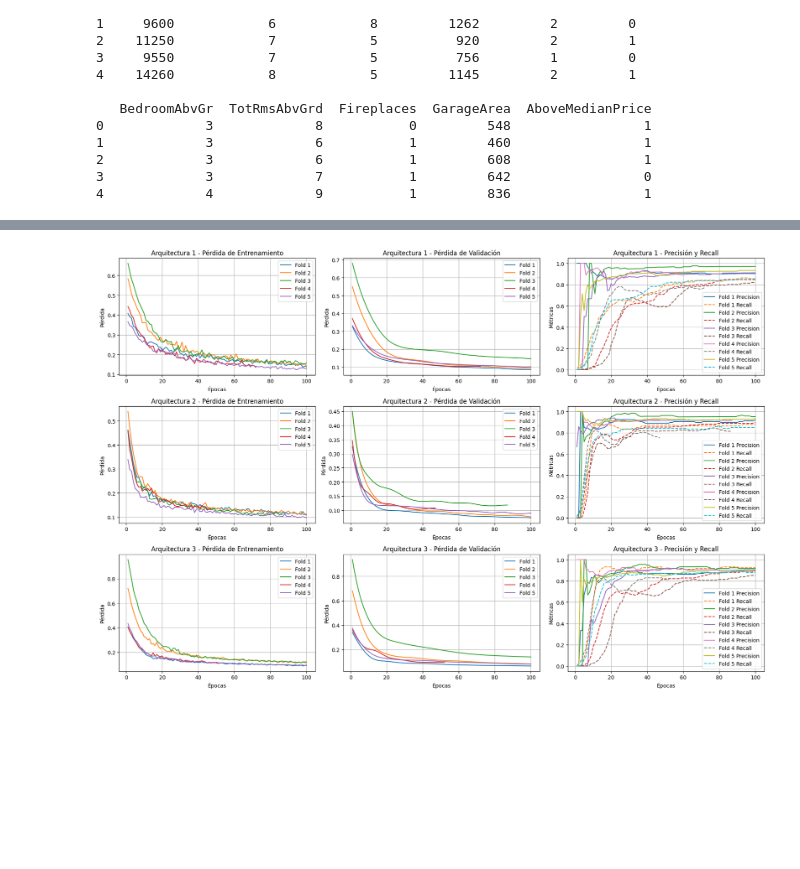
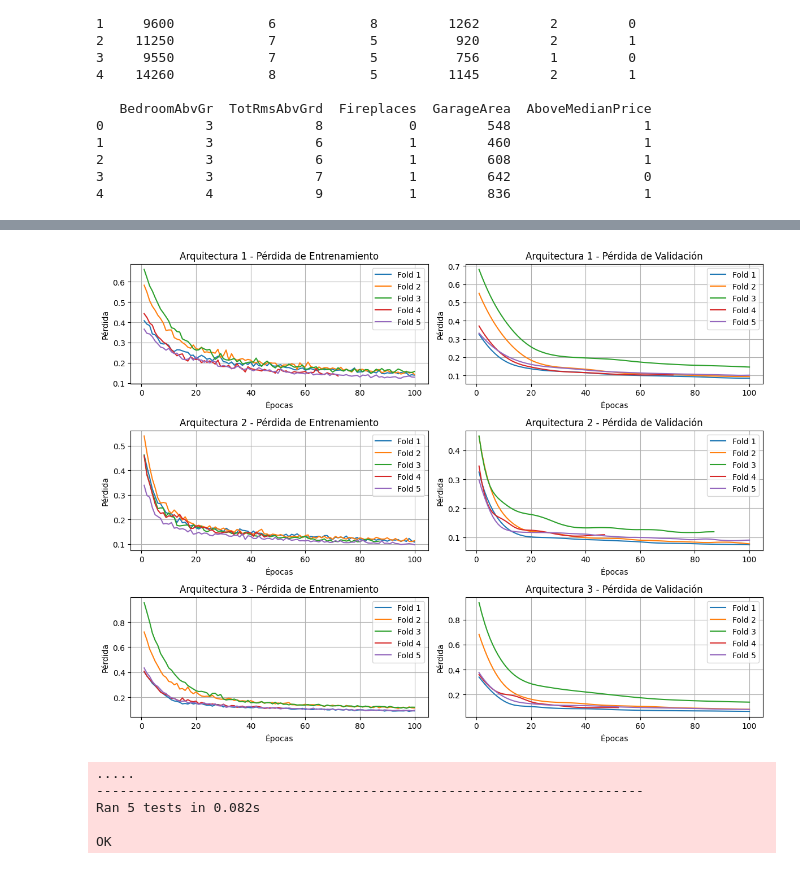
Before and after one commit to Ans-Soft/Simulacion-Iris, a Jupyter notebook: deepLearning.ipynb, the cells around one changed output, grey strips where cells are left out. Cells and saved outputs as stored; diff of their text form; code cells hidden in the pictures; blank space fills up the shorter version.

Commit message:
Entrenamiento red neuronal

```diff
--- a/deepLearning.ipynb
+++ b/deepLearning.ipynb
@@ -97,8 +98,6 @@ def cargar_modelo(modelo, optimizador, path='house_price_model.pth'):
 def entrenar_modelo(modelo, criterio, optimizador, X_train, y_train, X_val, y_val, num_epochs=100, paciencia=10):
     perdidas_entrenamiento = []
     perdidas_validacion = []
-    precisiones = []
-    recalls = []
 
     mejor_perdida_val = float('inf')
     epochs_sin_mejorar = 0
@@ -121,16 +120,10 @@ def entrenar_modelo(modelo, criterio, optimizador, X_train, y_train, X_val, y_va
             perdida_val = criterio(salidas_val, y_val)
             perdidas_validacion.append(perdida_val.item())
 
-            # Calcular precisión y recall
-            predicciones = (salidas_val > 0.5).float()
-            precision = precision_score(y_val.cpu(), predicciones.cpu())
-            recall = recall_score(y_val.cpu(), predicciones.cpu())
-            precisiones.append(precision)
-            recalls.append(recall)
-
         if perdida_val < mejor_perdida_val:
             mejor_perdida_val = perdida_val
             epochs_sin_mejorar = 0
+            guardar_modelo(modelo, optimizador)
         else:
             epochs_sin_mejorar += 1
 
@@ -139,9 +132,9 @@ def entrenar_modelo(modelo, criterio, optimizador, X_train, y_train, X_val, y_va
             break
 
         if (epoch+1) % 10 == 0:
-            print(f'Epoch [{epoch+1}/{num_epochs}], Train Loss: {perdida.item():.4f}, Val Loss: {perdida_val.item():.4f}, Precision: {precision:.4f}, Recall: {recall:.4f}')
+            print(f'Epoch [{epoch+1}/{num_epochs}], Train Loss: {perdida.item():.4f}, Val Loss: {perdida_val.item():.4f}')
 
-    return perdidas_entrenamiento, perdidas_validacion, precisiones, recalls
+    return perdidas_entrenamiento, perdidas_validacion
 # %%
 # Validación cruzada con KFold y diferentes arquitecturas
 def validar_cruzado_modelo(clase_modelo, criterio, clase_optimizador, características, etiquetas, n_splits=5, num_epochs=100, paciencia=10):
@@ -157,15 +150,13 @@ def validar_cruzado_modelo(clase_modelo, criterio, clase_optimizador, caracterí
         modelo = clase_modelo().to(device)
         optimizador = clase_optimizador(modelo.parameters(), lr=0.001)
 
-        perdidas_entrenamiento, perdidas_validacion, precisiones, recalls = entrenar_modelo(
+        perdidas_entrenamiento, perdidas_validacion = entrenar_modelo(
             modelo, criterio, optimizador, X_train, y_train, X_val, y_val, num_epochs, paciencia
         )
 
         resultados_folds.append({
             'perdidas_entrenamiento': perdidas_entrenamiento,
             'perdidas_validacion': perdidas_validacion,
-            'precisiones': precisiones,
-            'recalls': recalls,
         })
 
     return resultados_folds
@@ -310,39 +195,31 @@ Epoch [100/100], Train Loss: 0.0958, Val Loss: 0.0815, Precision: 0.8951, Recall
 # %%
 # Graficar las pérdidas y las métricas adicionales para la validación cruzada
-fig, axes = plt.subplots(len(resultados), 3, figsize=(18, 12))
+fig, axes = plt.subplots(len(resultados), 2, figsize=(12, 9))
 
 for arch_idx, resultado in enumerate(resultados):
     for fold_idx, fold_result in enumerate(resultado):
         rango_epocas = range(1, len(fold_result['perdidas_entrenamiento']) + 1)
 
         axes[arch_idx, 0].plot(rango_epocas, fold_result['perdidas_entrenamiento'], label=f'Fold {fold_idx+1}')
         axes[arch_idx, 1].plot(rango_epocas, fold_result['perdidas_validacion'], label=f'Fold {fold_idx+1}')
-        axes[arch_idx, 2].plot(rango_epocas, fold_result['precisiones'], label=f'Fold {fold_idx+1} Precision')
-        axes[arch_idx, 2].plot(rango_epocas, fold_result['recalls'], label=f'Fold {fold_idx+1} Recall', linestyle='--')
 
 for arch_idx, ax in enumerate(axes):
     ax[0].set_title(f'Arquitectura {arch_idx+1} - Pérdida de Entrenamiento')
     ax[0].set_xlabel('Épocas')
     ax[0].set_ylabel('Pérdida')
     ax[0].legend()
     ax[0].grid(True)
 
     ax[1].set_title(f'Arquitectura {arch_idx+1} - Pérdida de Validación')
     ax[1].set_xlabel('Épocas')
     ax[1].set_ylabel('Pérdida')
     ax[1].legend()
     ax[1].grid(True)
 
-    ax[2].set_title(f'Arquitectura {arch_idx+1} - Precisión y Recall')
-    ax[2].set_xlabel('Épocas')
-    ax[2].set_ylabel('Métricas')
-    ax[2].legend()
-    ax[2].grid(True)
-
 plt.tight_layout()
 plt.show()
 # %% [output]
-[figure, old version]
+[figure, new version]
 # %%
 # Implementación de pruebas unitarias
 class TestHousePriceNN(unittest.TestCase):
@@ -408,5 +285,11 @@ class TestHousePriceNN(unittest.TestCase):
             self.assertTrue(torch.equal(param_original, param_cargado))
 # %%
 # Ejecutar las pruebas unitarias
-if __name__ == '_main_':
+if __name__ == '__main__':
     unittest.main(argv=['first-arg-is-ignored'], exit=False)
+# %% [output]
+.....
+----------------------------------------------------------------------
+Ran 5 tests in 0.082s
+
+OK
```
Also changed, not shown: parts of 6 cells of this notebook, 2 other files.
